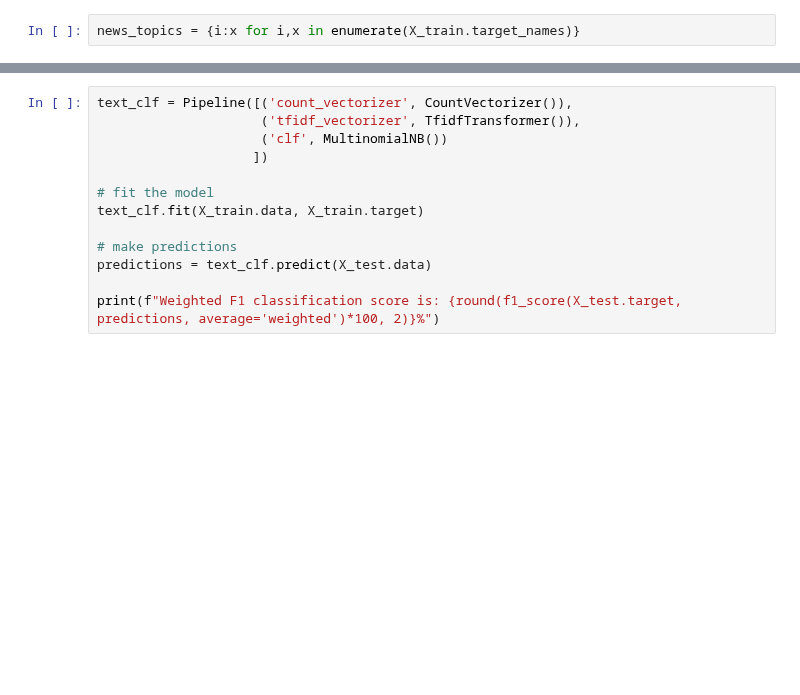
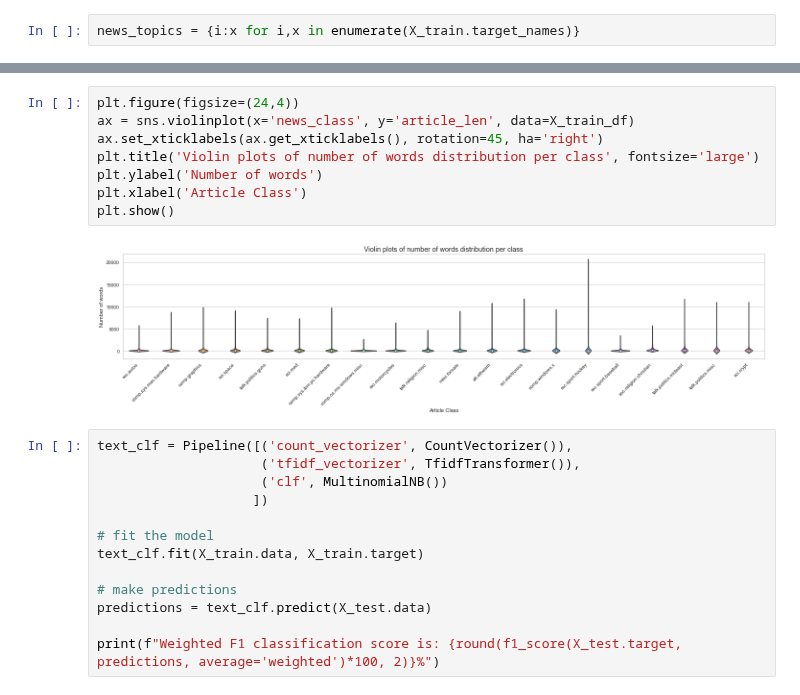
Before and after one commit to foukonana/MSc_MachineLearning_Asgmts, a Jupyter notebook: Assignments/Asgmt5_BayesianLearning/asgmt5_afoudouli.ipynb, the cells around one changed output, grey strips where cells are left out. Cells and saved outputs as stored; diff of their text form; blank space fills up the shorter version.

```diff
--- a/Assignments/Asgmt5_BayesianLearning/asgmt5_afoudouli.ipynb
+++ b/Assignments/Asgmt5_BayesianLearning/asgmt5_afoudouli.ipynb
@@ -40,3 +61,13 @@ Also there is approximate the same number of examples across all diferent topics
+# %%
+plt.figure(figsize=(24,4))
+ax = sns.violinplot(x='news_class', y='article_len', data=X_train_df)
+ax.set_xticklabels(ax.get_xticklabels(), rotation=45, ha='right')
+plt.title('Violin plots of number of words distribution per class', fontsize='large')
+plt.ylabel('Number of words')
+plt.xlabel('Article Class')
+plt.show()
+# %% [output]
+[figure, added]
 # %%
 text_clf = Pipeline([('count_vectorizer', CountVectorizer()),
                      ('tfidf_vectorizer', TfidfTransformer()),
```
Also changed, not shown: parts of 15 cells of this notebook.
